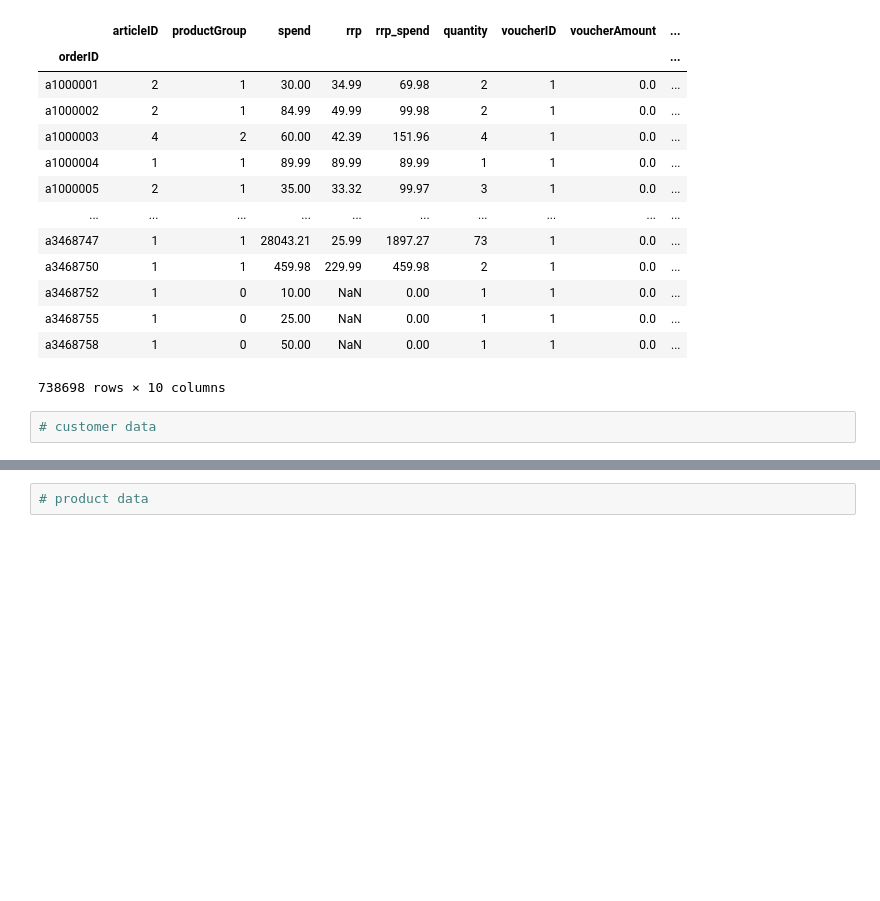
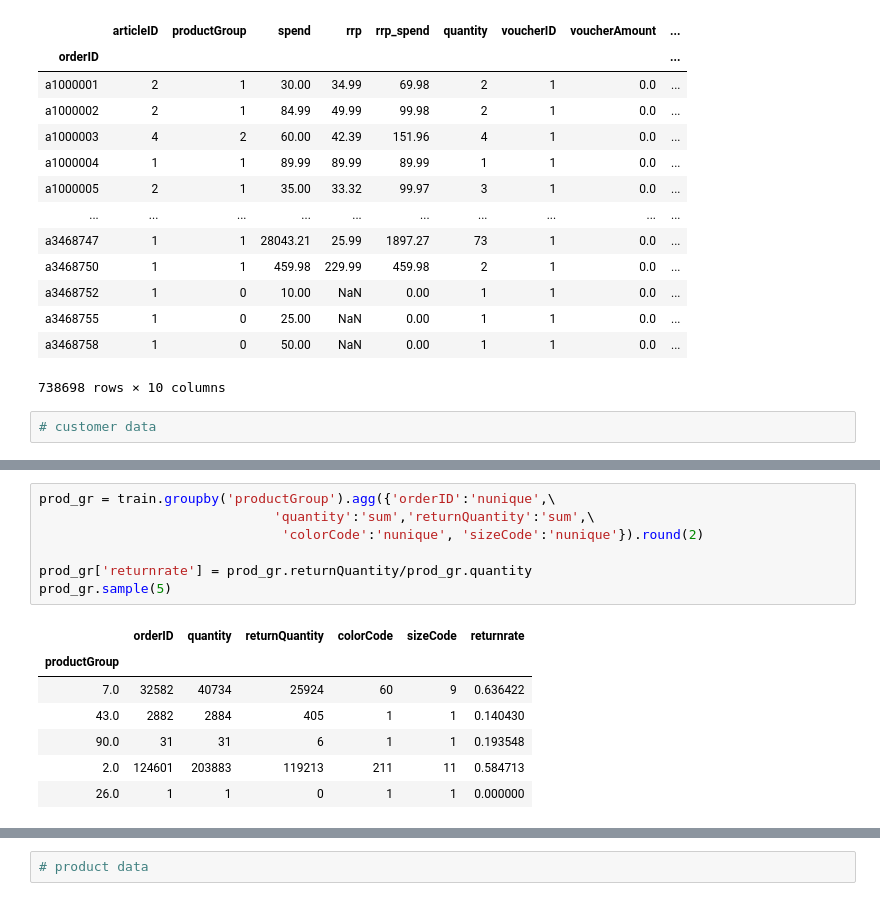
Before and after one commit to MichalWlodkowski/Data_Cup_2016, a Jupyter notebook: DataCup_returns.ipynb, the cells around one changed output, grey strips where cells are left out. Drawn from its saved outputs; the diff is of its cells as text; blank space fills up the shorter version.

```diff
--- a/DataCup_returns.ipynb
+++ b/DataCup_returns.ipynb
@@ -156,0 +157,15 @@ train.groupby('orderID').agg({'articleID':'nunique','productGroup':'nunique',\
+# %%
+prod_gr = train.groupby('productGroup').agg({'orderID':'nunique',\
+                              'quantity':'sum','returnQuantity':'sum',\
+                               'colorCode':'nunique', 'sizeCode':'nunique'}).round(2)
+
+prod_gr['returnrate'] = prod_gr.returnQuantity/prod_gr.quantity
+prod_gr.sample(5)
+# %% [output]
+|  | orderID | quantity | returnQuantity | colorCode | sizeCode | returnrate |
+| productGroup |  |  |  |  |  |  |
+| 7.0 | 32582 | 40734 | 25924 | 60 | 9 | 0.636422 |
+| 43.0 | 2882 | 2884 | 405 | 1 | 1 | 0.140430 |
+| 90.0 | 31 | 31 | 6 | 1 | 1 | 0.193548 |
+| 2.0 | 124601 | 203883 | 119213 | 211 | 11 | 0.584713 |
+| 26.0 | 1 | 1 | 0 | 1 | 1 | 0.000000 |
```
Also changed, not shown: parts of 6 cells of this notebook.
